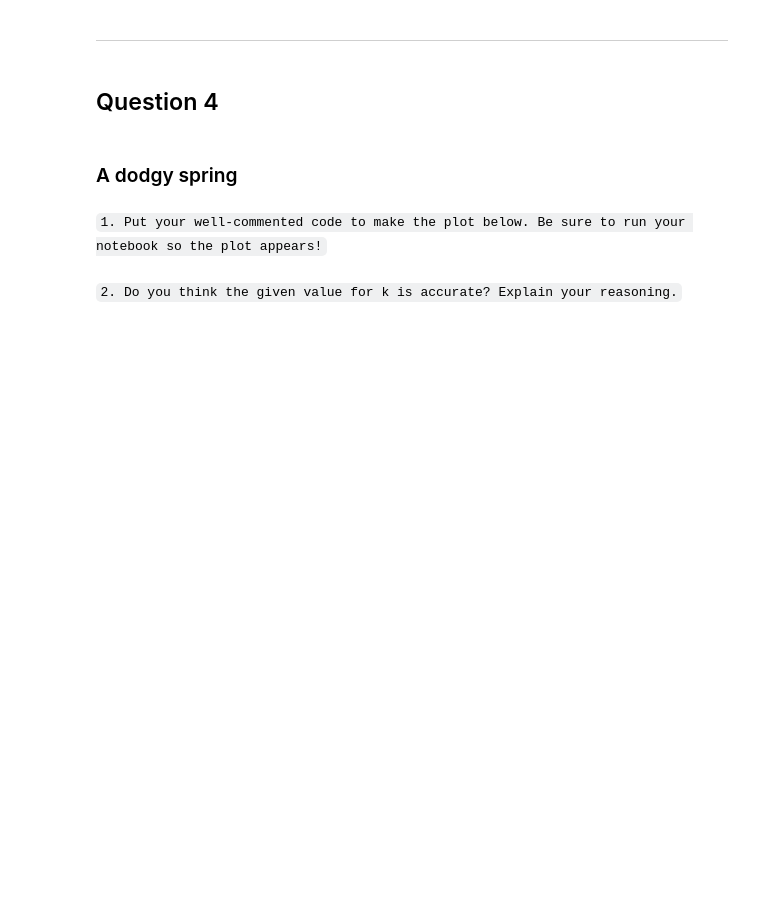
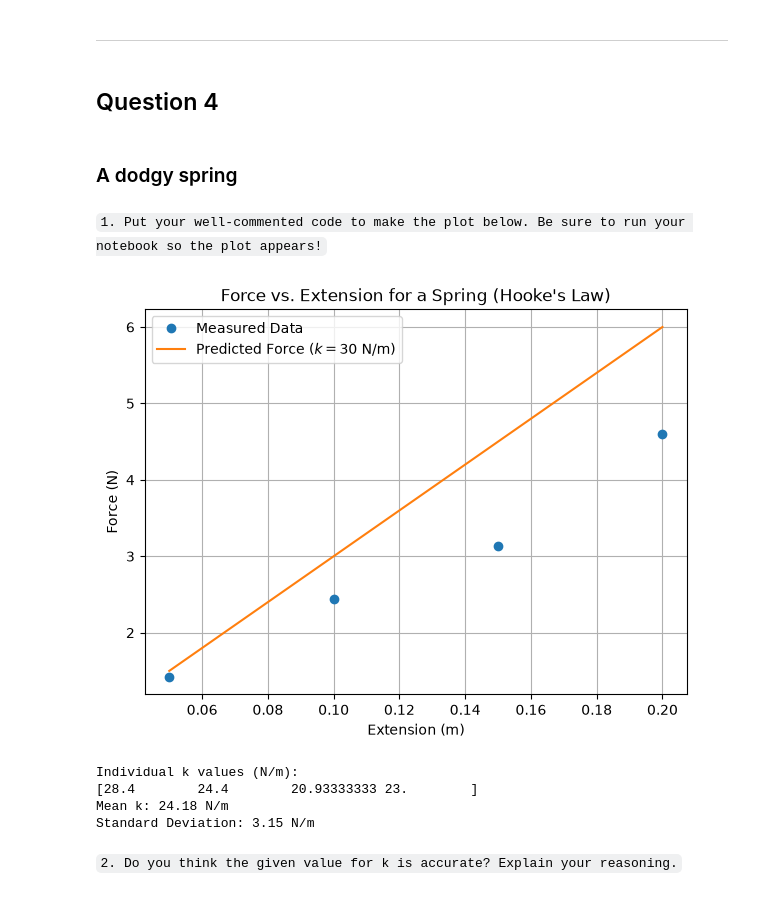
Before and after one commit to McPetane-Jr/PRACTICALS, a Jupyter notebook: Computational Physics/Week 8/4503127_prac3.ipynb, the cells around one changed output. Saved outputs shown, nothing was run; the diff lists cells and outputs as text; code cells hidden in the pictures; blank space fills up the shorter version.

```diff
--- a/Computational Physics/Week 8/4503127_prac3.ipynb
+++ b/Computational Physics/Week 8/4503127_prac3.ipynb
@@ -258,7 +258,45 @@ plt.show() #showing the plot
 # %% [markdown]
 `1. Put your well-commented code to make the plot below. Be sure to run your notebook so the plot appears!`
 # %%
-# Put your code here
+import matplotlib.pyplot as plt
+import numpy as np
+
+# Inputs
+x = np.array([0.05, 0.1, 0.15, 0.2])  # Extension in meters
+f_measured = np.array([1.42, 2.44, 3.14, 4.6])  # Force in Newtons
+k_theoretical = 30  # N/m
+
+# Theoretical forces
+f_values = np.multiply(k_theoretical, x)
+
+# Plotting
+plt.figure(figsize=(7, 5))
+plt.plot(x, f_measured, "o", label="Measured Data")
+plt.plot(
+    x, f_values, "-", label=rf"Predicted Force ($k = {k_theoretical}\text{{ N/m}}$)"
+)
+
+plt.xlabel("Extension (m)") # labeling the x-axis
+plt.ylabel("Force (N)") # labeling the y-axis
+plt.title("Force vs. Extension for a Spring (Hooke's Law)") #labeling the title of the graph
+plt.grid(True) # adding a grid
+plt.legend() # displaying the legend
+plt.show()
+
+# Data Analysis
+k_individual = np.divide(f_measured, x)
+mean_k = np.mean(k_individual)
+std_k = np.std(k_individual, ddof=1)
+
+print(f"Individual k values (N/m): \n{k_individual}") # printing the individual k values
+print(f"Mean k: {mean_k:.2f} N/m") # printing the mean k value
+print(f"Standard Deviation: {std_k:.2f} N/m") # printing the standard deviation of k values
+# %% [output]
+[figure, added]
+Individual k values (N/m):
+[28.4        24.4        20.93333333 23.        ]
+Mean k: 24.18 N/m
+Standard Deviation: 3.15 N/m
 # %% [markdown]
 `2. Do you think the given value for k is accurate? Explain your reasoning.`
 # %% [markdown]
```
Also changed, not shown: parts of 1 cell of this notebook.
